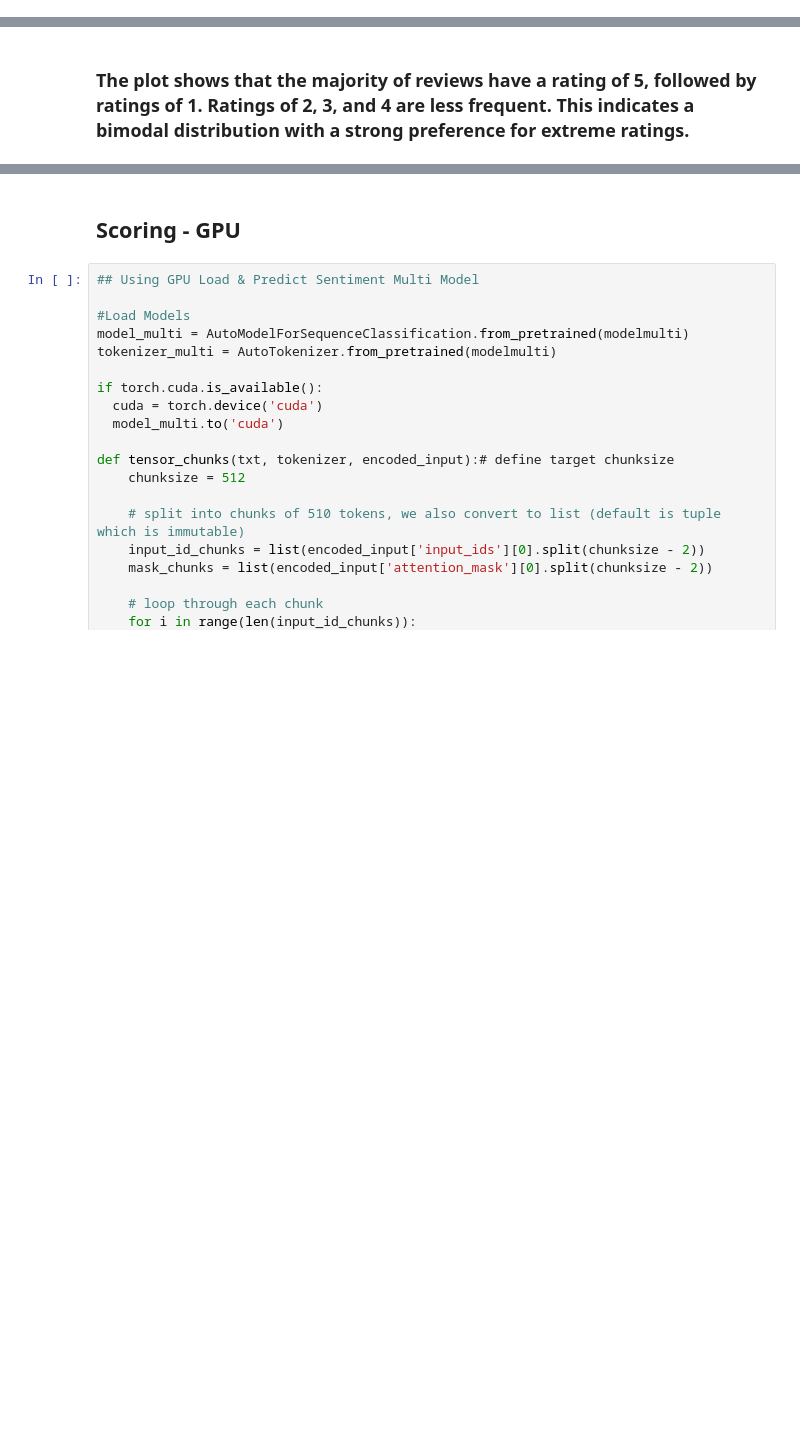
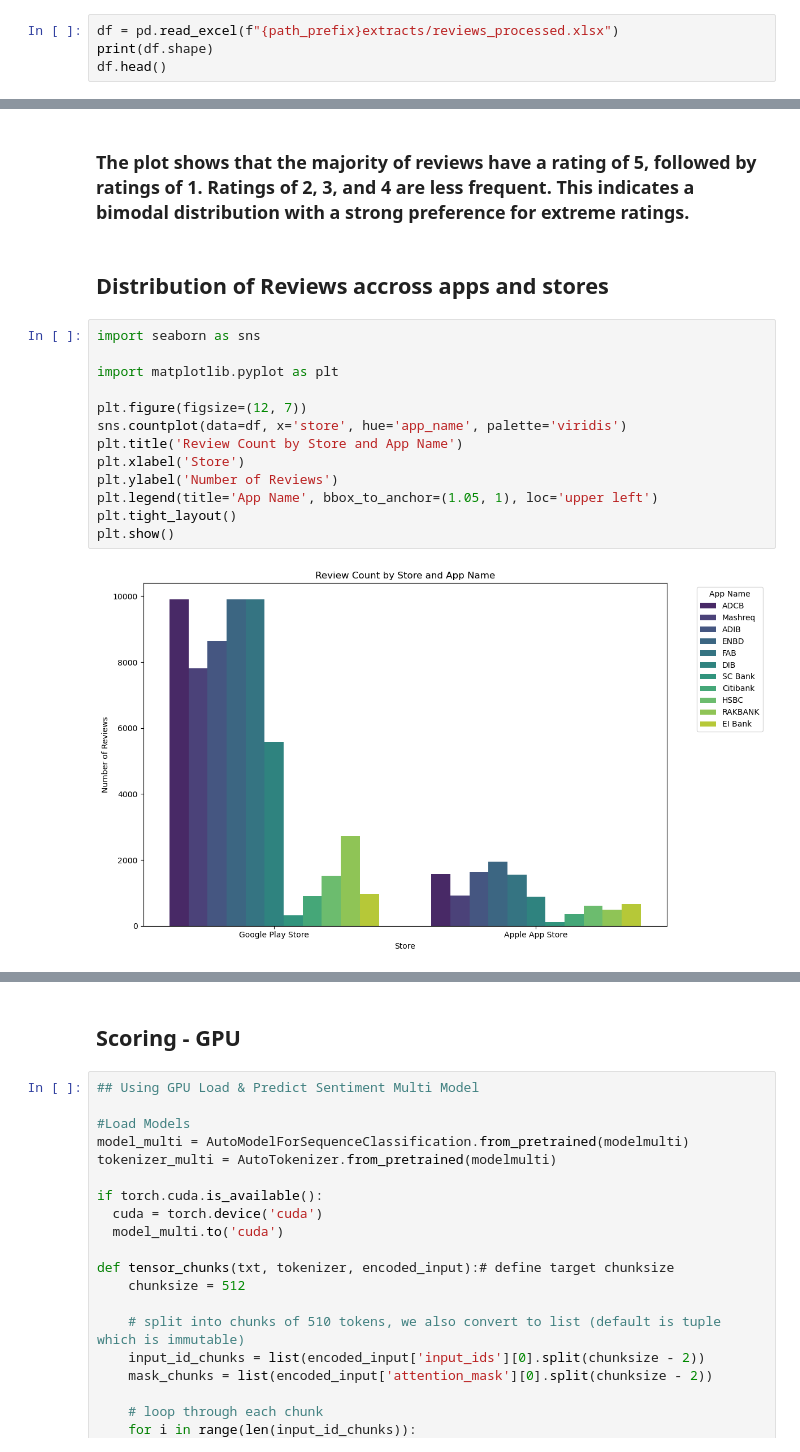
Before and after one commit to sra1malla/Walsh-MS-QM640CapstoneProject, a Jupyter notebook: reviews_scoring.ipynb, the cells around one changed output, grey strips where cells are left out. Drawn from its saved outputs; the diff is of its cells as text; blank space fills up the shorter version.

```diff
--- a/reviews_scoring.ipynb
+++ b/reviews_scoring.ipynb
@@ -611,3 +609,7 @@ CPU times: user 19 s, sys: 55.2 ms, total: 19 s
 Wall time: 20.1 s
 # %%
 save_dataframe(df, f"{path_prefix}extracts/reviews_processed", "xlsx")
+# %%
+df = pd.read_excel(f"{path_prefix}extracts/reviews_processed.xlsx")
+print(df.shape)
+df.head()
@@ -632,3 +650,20 @@ Passing `palette` without assigning `hue` is deprecated and will be removed in v
 [figure]
 # %% [markdown]
 ### The plot shows that the majority of reviews have a rating of 5, followed by ratings of 1. Ratings of 2, 3, and 4 are less frequent. This indicates a bimodal distribution with a strong preference for extreme ratings.
+# %% [markdown]
+## Distribution of Reviews accross apps and stores
+# %%
+import seaborn as sns
+
+import matplotlib.pyplot as plt
+
+plt.figure(figsize=(12, 7))
+sns.countplot(data=df, x='store', hue='app_name', palette='viridis')
+plt.title('Review Count by Store and App Name')
+plt.xlabel('Store')
+plt.ylabel('Number of Reviews')
+plt.legend(title='App Name', bbox_to_anchor=(1.05, 1), loc='upper left')
+plt.tight_layout()
+plt.show()
+# %% [output]
+[figure, added]
```
Also changed, not shown: parts of 15 cells of this notebook, 17 other files.
